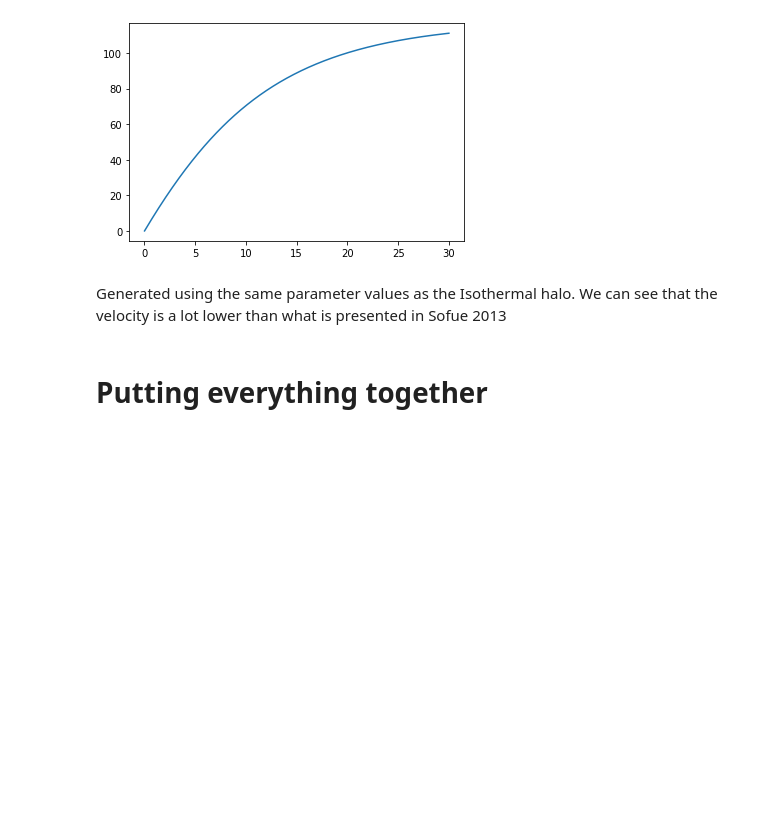
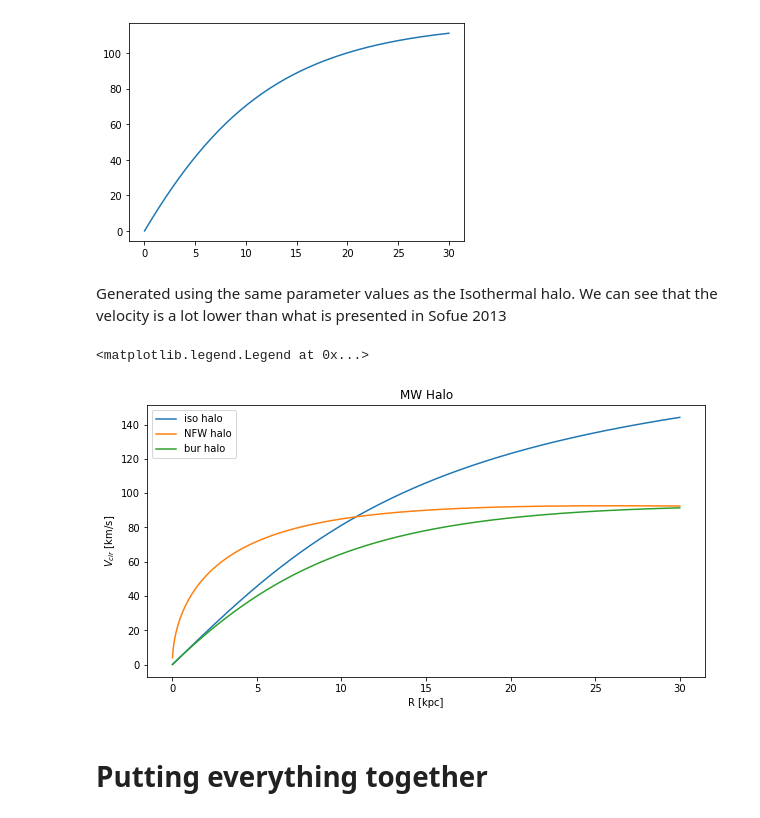
Before and after one commit to yzh250/RotationCurve, a Jupyter notebook: 2D_RC/main/Notebooks/Model_Test.ipynb, the cells around one changed output. Saved outputs shown, nothing was run; the diff lists cells and outputs as text; code cells hidden in the pictures; blank space fills up the shorter version.

```diff
--- a/2D_RC/main/Notebooks/Model_Test.ipynb
+++ b/2D_RC/main/Notebooks/Model_Test.ipynb
@@ -470,6 +471,18 @@ plt.plot(r,halo_vel_bur(r*1000,5.1e-3,15000),label='bur halo')
 [figure]
 # %% [markdown]
 Generated using the same parameter values as the Isothermal halo. We can see that the velocity is a lot lower than what is presented in Sofue 2013
+# %%
+plt.figure(figsize=(10,5))
+plt.plot(r,halo_vel_iso(r*1000,5.1e-3,12000),label='iso halo')
+plt.plot(r,halo_vel_NFW(r*1000,5.1e-3,12000),label='NFW halo')
+plt.plot(r,halo_vel_bur(r*1000,5.1e-3,12000),label='bur halo')
+plt.xlabel('R [kpc]')
+plt.ylabel('$V_{cir}$ [km/s]')
+plt.title('MW Halo')
+plt.legend()
+# %% [output]
+<matplotlib.legend.Legend at 0x...>
+[figure, added]
 # %% [markdown]
 # Putting everything together
 # %%
```
Also changed, not shown: parts of 15 cells of this notebook, 8 other files.
